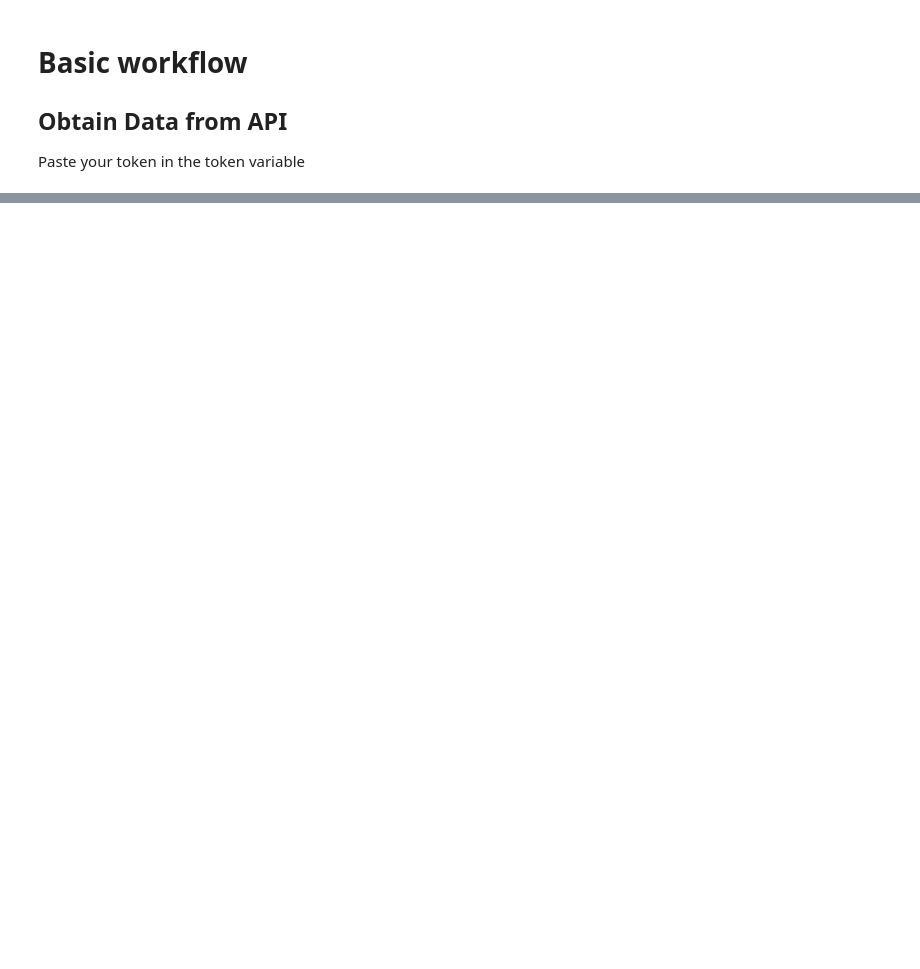
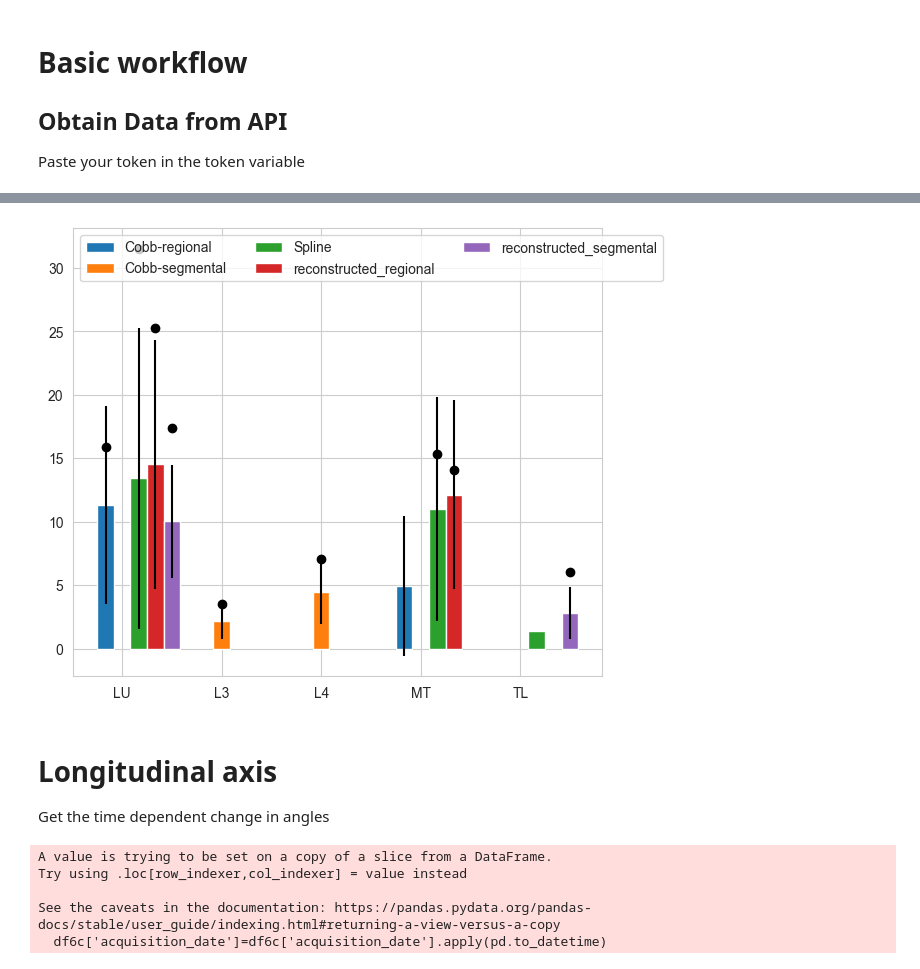
Before and after one commit to bernspe/XrayStats, a Jupyter notebook: comparing_angles.ipynb, the cells around one changed output, grey strips where cells are left out. Cells and saved outputs as stored; diff of their text form; code cells hidden in the pictures; blank space fills up the shorter version.

```diff
--- a/comparing_angles.ipynb
+++ b/comparing_angles.ipynb
@@ -88,0 +129,65 @@ df6c.groupby(['id','cobbType','spine_region']).agg({'angle':['mean','count','std
+# %%
+newCols=['id','cobbType','img_type','spine_region','angle_mean','angle_count','angle_std']
+# reset the multiindex of df6d columns
+df6d.columns = ['_'.join(col).strip() if col[1] else col[0] for col in df6d.columns.values]
+df6g=df6d[newCols]
+df6g.to_pickle('data/df6g_angle_stats_by_spine_region.pkl')
+df6g.loc[:20,:].to_json('data/df6g_angle_stats_by_spine_region_sample.json',orient='records')
+df6g.to_json('data/df6g_angle_stats_by_spine_region.json',orient='records')
+# %%
+import numpy as np
+current_id=488
+
+df_current = df6g.loc[df6g['id']==current_id]
+current_img_type = df_current['img_type'].values[0]
+possible_cobbTypes = list(df_current['cobbType'].unique())
+possible_spine_regions = list(df_current['spine_region'].unique())
+
+x = np.arange(len(possible_spine_regions))  # the label locations
+width = 1/(len(possible_cobbTypes)+1)  # the width of the bars
+multiplier = 0
+
+fig, ax = plt.subplots(layout='constrained')
+
+cobbStds = {}
+cobbErrors = {}
+activeVals = {}
+for cobbType in possible_cobbTypes:
+    stds = []
+    errs = []
+    vals=[]
+    for region in possible_spine_regions:
+        s = df6g.loc[(df6g['img_type']==current_img_type) & (df6g['cobbType']==cobbType) & (df6g['spine_region']==region),'angle_std'].mean()
+        stds.append(s)
+        e = df6g.loc[(df6g['img_type']==current_img_type) & (df6g['cobbType']==cobbType) & (df6g['spine_region']==region),'angle_std'].std()
+        errs.append(e)
+        t = df_current.loc[(df_current['cobbType']==cobbType) & (df_current['spine_region']==region),'angle_std'].mean()
+        vals.append(t)
+    activeVals[cobbType] = vals
+    cobbStds[cobbType] = stds
+    cobbErrors[cobbType] = errs
+
+for (attribute, measurement), (_,error),(_, current_measurement) in zip(cobbStds.items(), cobbErrors.items(), activeVals.items()):
+    offset = width * multiplier
+    rects = ax.bar(x + offset, measurement, width,yerr=error, label=attribute)
+    ax.errorbar(x+offset, current_measurement,  fmt='o', color='black', capsize=5)
+    # ax.bar_label(rects, padding=3)
+    multiplier += 1
+
+ax.set_xticks(x + width, possible_spine_regions)
+ax.legend(loc='upper left', ncols=3)
+
+plt.show()
+# %% [output]
+[figure, added]
+# %% [markdown]
+# Longitudinal axis
+Get the time dependent change in angles
+# %%
+df6c['acquisition_date']=df6c['acquisition_date'].apply(pd.to_datetime)
+# %% [output]
+A value is trying to be set on a copy of a slice from a DataFrame.
+Try using .loc[row_indexer,col_indexer] = value instead
+
+See the caveats in the documentation: https://pandas.pydata.org/pandas-docs/stable/user_guide/indexing.html#returning-a-view-versus-a-copy
+  df6c['acquisition_date']=df6c['acquisition_date'].apply(pd.to_datetime)
```
Also changed, not shown: parts of 23 cells of this notebook, 18 other files.
